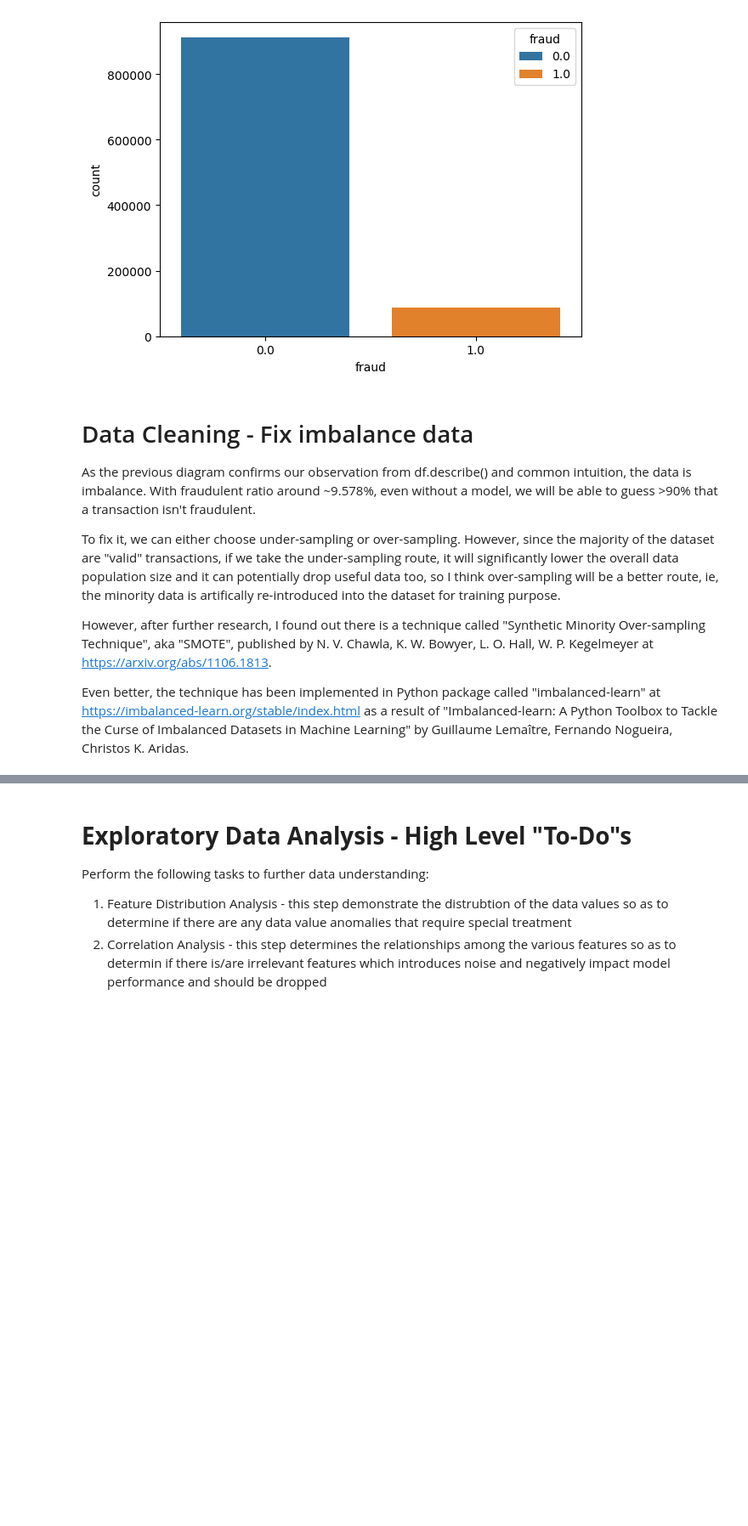
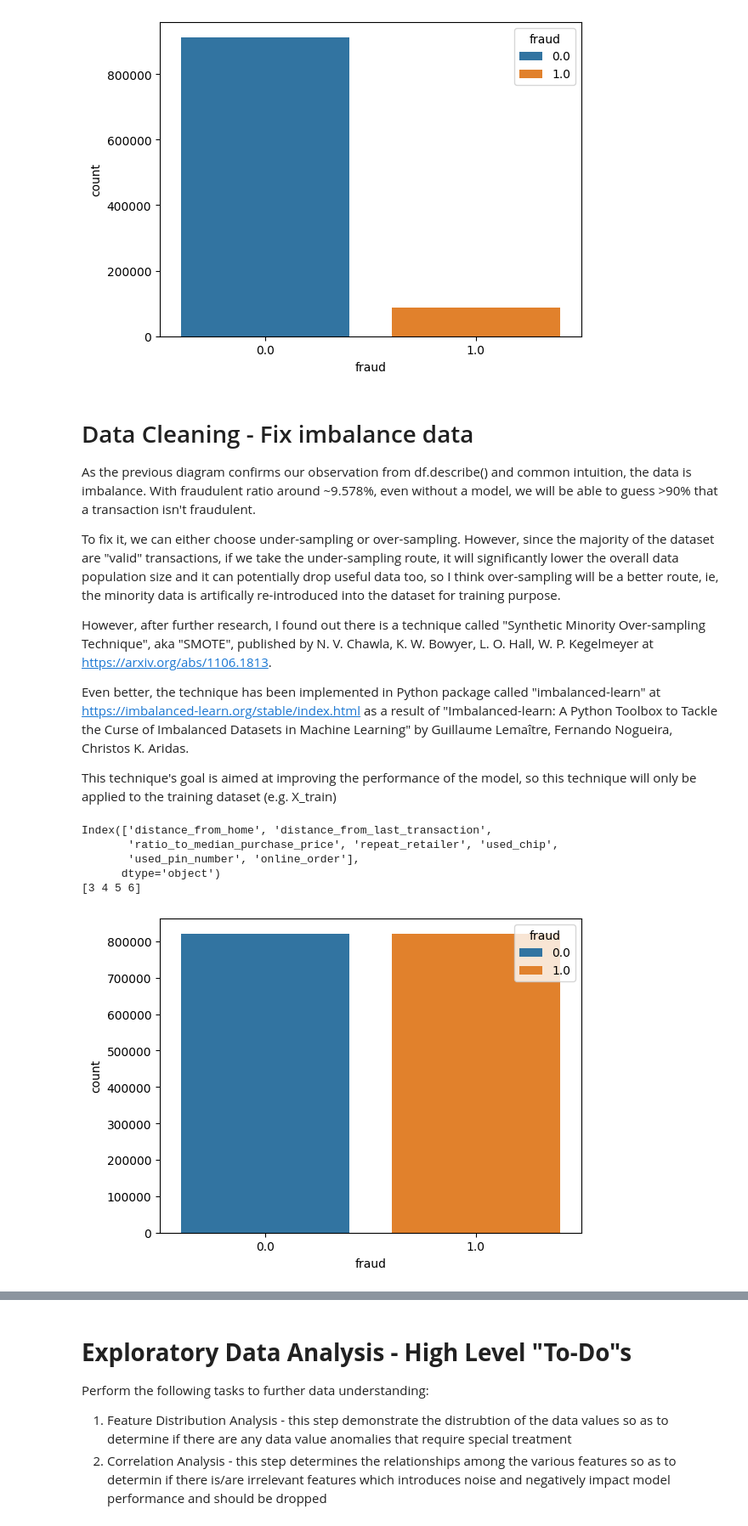
Before and after one commit to project4sharing/exp_credit_card_fraud, a Jupyter notebook: credit_card_fraud.ipynb, the cells around one changed output, grey strips where cells are left out. Shown: that part at 85% size. Drawn from its saved outputs; the diff is of its cells as text; code cells hidden in the pictures; blank space fills up the shorter version.

Commit message:
data cleaning - SMOTE

```diff
--- a/credit_card_fraud.ipynb
+++ b/credit_card_fraud.ipynb
@@ -282,7 +271,0 @@ X_train.describe(include='all')
-# %%
-# By retrieiving the splited rows from the original datasets, the statistics stays the same
-
-X_train = df_credit_card_fraud_org.loc[X_train_['id']]
-X_test = df_credit_card_fraud_org.loc[X_test_['id']]
-X_test.drop(columns=['fraud'], inplace=True)
-X_test.describe(include='all')
@@ -342,3 +290,5 @@ To fix it, we can either choose under-sampling or over-sampling.  However, since
 However, after further research, I found out there is a technique called "Synthetic Minority Over-sampling Technique", aka "SMOTE", published by N. V. Chawla, K. W. Bowyer, L. O. Hall, W. P. Kegelmeyer at https://arxiv.org/abs/1106.1813.
 
 Even better, the technique has been implemented in Python package called "imbalanced-learn" at https://imbalanced-learn.org/stable/index.html as a result of "Imbalanced-learn: A Python Toolbox to Tackle the Curse of Imbalanced Datasets in Machine Learning" by Guillaume Lemaître, Fernando Nogueira, Christos K. Aridas.
+
+This technique's goal is aimed at improving the performance of the model, so this technique will only be applied to the training dataset (e.g. X_train)
@@ -348,0 +295,22 @@ smotenc
+# %%
+print(X_train.columns)
+
+cat_feature_index = X_train.columns.get_indexer(['repeat_retailer', 'used_chip', 'used_pin_number', 'online_order'])
+print(cat_feature_index)
+
+# create new X/Y_train and call them X_oversampled
+smotenc = SMOTENC(cat_feature_index, random_state=random_seed)
+X_oversampled, Y_oversampled = smotenc.fit_resample(X_train, Y_train)
+# %% [output]
+Index(['distance_from_home', 'distance_from_last_transaction',
+       'ratio_to_median_purchase_price', 'repeat_retailer', 'used_chip',
+       'used_pin_number', 'online_order'],
+      dtype='object')
+[3 4 5 6]
+# %%
+# Validate the population of the new oversampled dataset
+
+sns.countplot(x = 'fraud', data = Y_oversampled.to_frame(), hue='fraud', stat='count', legend='auto')
+plt.show()
+# %% [output]
+[figure, added]
```
Also changed, not shown: parts of 10 cells of this notebook.
